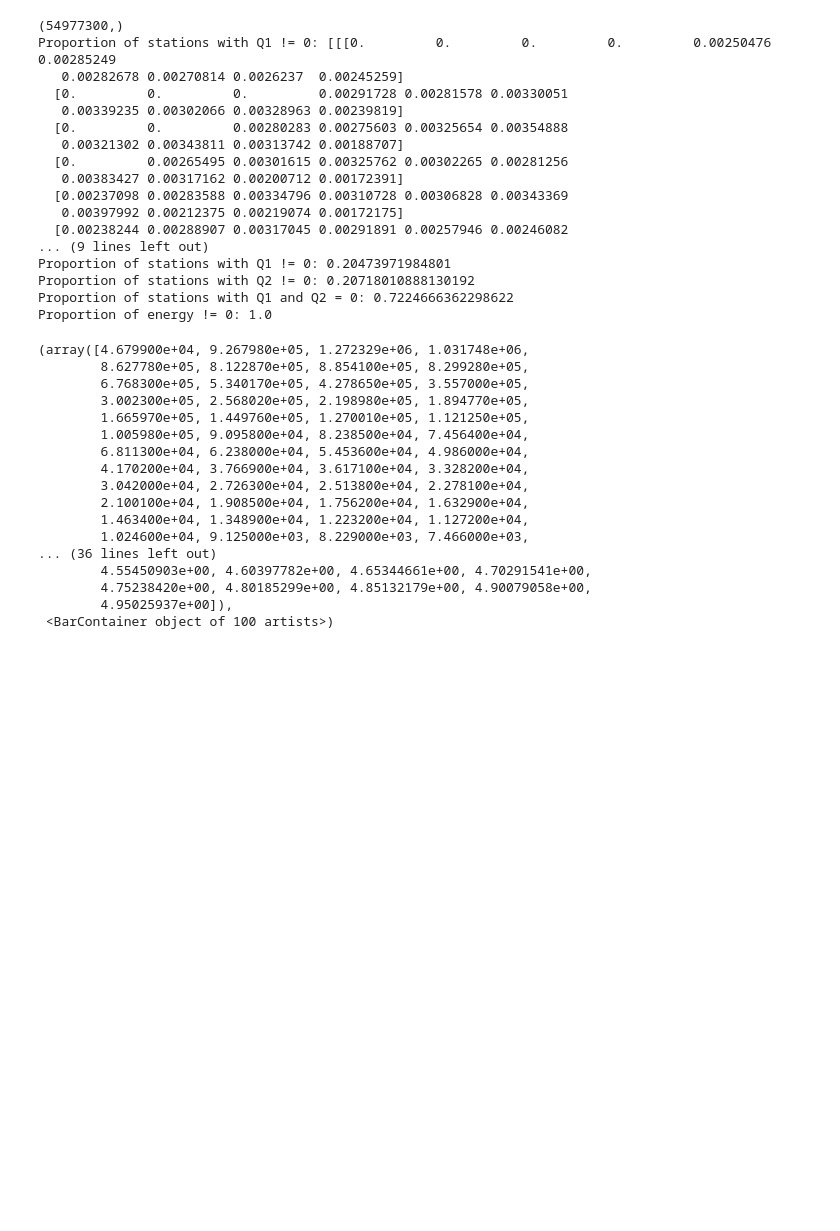
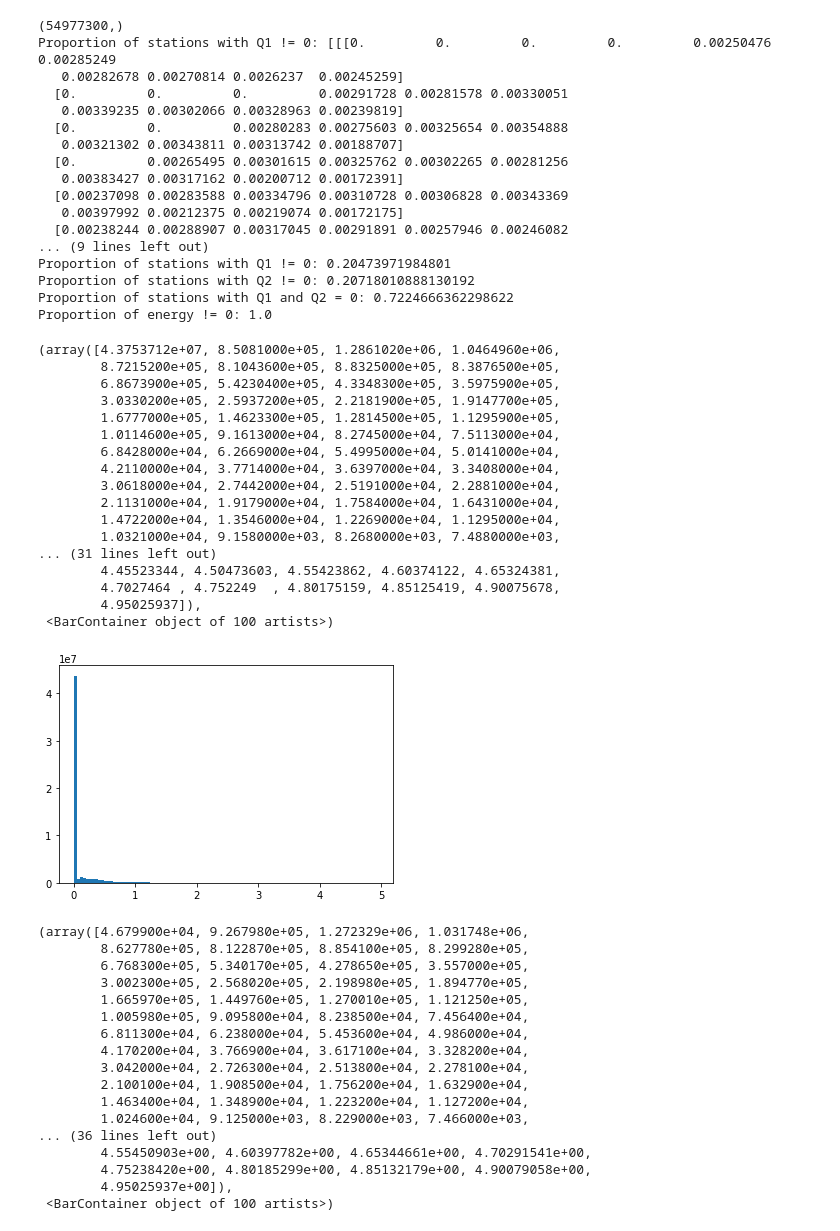
Before and after one commit to fmcnallyi3/icetop-cnn, a Jupyter notebook: simple_reco.ipynb, the cells around one changed output. Cells and saved outputs as stored; diff of their text form; code cells hidden in the pictures; blank space fills up the shorter version.

Commit message:
added some plots

```diff
--- a/simple_reco.ipynb
+++ b/simple_reco.ipynb
@@ -75,6 +95,27 @@ Proportion of stations with Q1 != 0: 0.20473971984801
 Proportion of stations with Q2 != 0: 0.20718010888130192
 Proportion of stations with Q1 and Q2 = 0: 0.7224666362298622
 Proportion of energy != 0: 1.0
+# %%
+plt.hist(x[...,0].flatten(),bins=100)
+# %% [output]
+(array([4.3753712e+07, 8.5081000e+05, 1.2861020e+06, 1.0464960e+06,
+        8.7215200e+05, 8.1043600e+05, 8.8325000e+05, 8.3876500e+05,
+        6.8673900e+05, 5.4230400e+05, 4.3348300e+05, 3.5975900e+05,
+        3.0330200e+05, 2.5937200e+05, 2.2181900e+05, 1.9147700e+05,
+        1.6777000e+05, 1.4623300e+05, 1.2814500e+05, 1.1295900e+05,
+        1.0114600e+05, 9.1613000e+04, 8.2745000e+04, 7.5113000e+04,
+        6.8428000e+04, 6.2669000e+04, 5.4995000e+04, 5.0141000e+04,
+        4.2110000e+04, 3.7714000e+04, 3.6397000e+04, 3.3408000e+04,
+        3.0618000e+04, 2.7442000e+04, 2.5191000e+04, 2.2881000e+04,
+        2.1131000e+04, 1.9179000e+04, 1.7584000e+04, 1.6431000e+04,
+        1.4722000e+04, 1.3546000e+04, 1.2269000e+04, 1.1295000e+04,
+        1.0321000e+04, 9.1580000e+03, 8.2680000e+03, 7.4880000e+03,
+... (31 lines left out)
+        4.45523344, 4.50473603, 4.55423862, 4.60374122, 4.65324381,
+        4.7027464 , 4.752249  , 4.80175159, 4.85125419, 4.90075678,
+        4.95025937]),
+ <BarContainer object of 100 artists>)
+[figure, added]
 # %%
 plt.hist(x[x[...,0]!=0.0,0].flatten(),bins=100)
 # %% [output]
```
Also changed, not shown: parts of 3 cells of this notebook.
